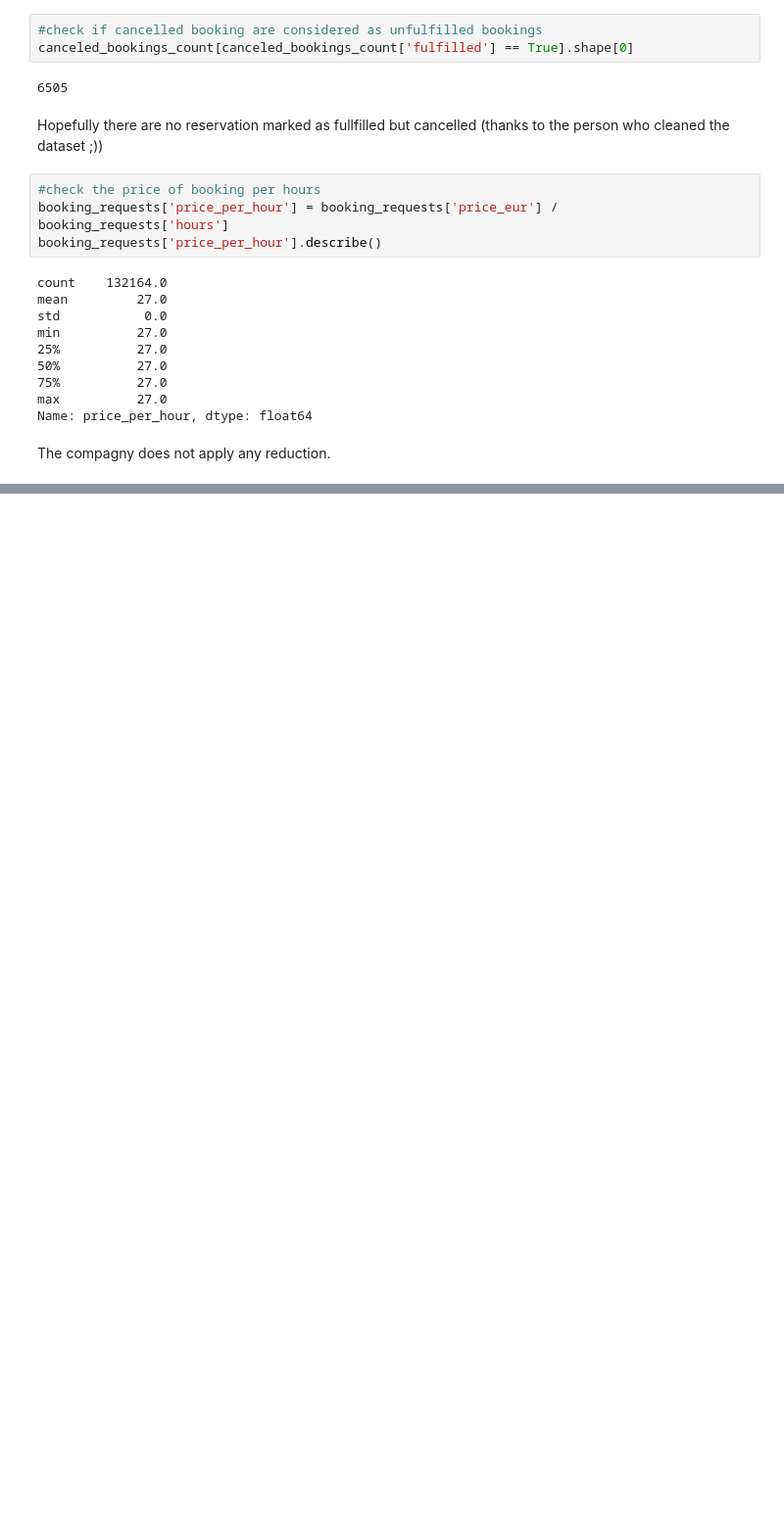
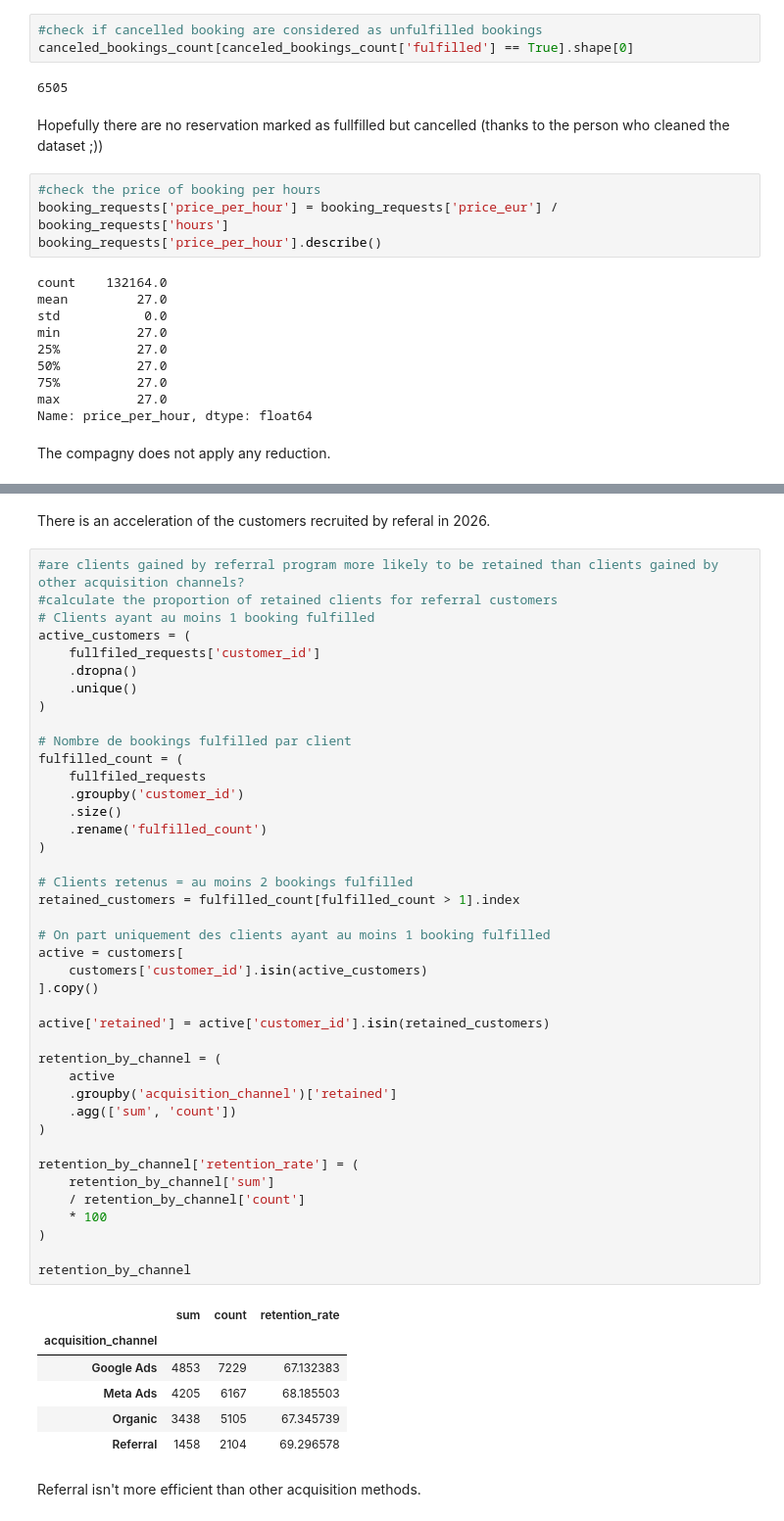
Before and after one commit to Berenice029/Growth_modelling_project, a Jupyter notebook: question1.ipynb, the cells around one changed output, grey strips where cells are left out. Shown at 98% size. Drawn from its saved outputs; the diff is of its cells as text; blank space fills up the shorter version.

```diff
--- a/question1.ipynb
+++ b/question1.ipynb
@@ -319,0 +388,52 @@ What to do next :
+# %% [markdown]
+There is an acceleration of the customers recruited by referal in 2026.
+# %%
+#are clients gained by referral program more likely to be retained than clients gained by other acquisition channels?
+#calculate the proportion of retained clients for referral customers
+# Clients ayant au moins 1 booking fulfilled
+active_customers = (
+    fullfiled_requests['customer_id']
+    .dropna()
+    .unique()
+)
+
+# Nombre de bookings fulfilled par client
+fulfilled_count = (
+    fullfiled_requests
+    .groupby('customer_id')
+    .size()
+    .rename('fulfilled_count')
+)
+
+# Clients retenus = au moins 2 bookings fulfilled
+retained_customers = fulfilled_count[fulfilled_count > 1].index
+
+# On part uniquement des clients ayant au moins 1 booking fulfilled
+active = customers[
+    customers['customer_id'].isin(active_customers)
+].copy()
+
+active['retained'] = active['customer_id'].isin(retained_customers)
+
+retention_by_channel = (
+    active
+    .groupby('acquisition_channel')['retained']
+    .agg(['sum', 'count'])
+)
+
+retention_by_channel['retention_rate'] = (
+    retention_by_channel['sum']
+    / retention_by_channel['count']
+    * 100
+)
+
+retention_by_channel
+# %% [output]
+|  | sum | count | retention_rate |
+| acquisition_channel |  |  |  |
+| Google Ads | 4853 | 7229 | 67.132383 |
+| Meta Ads | 4205 | 6167 | 68.185503 |
+| Organic | 3438 | 5105 | 67.345739 |
+| Referral | 1458 | 2104 | 69.296578 |
+# %% [markdown]
+Referral isn't more efficient than other acquisition methods.
```
Also changed, not shown: parts of 14 cells of this notebook.
